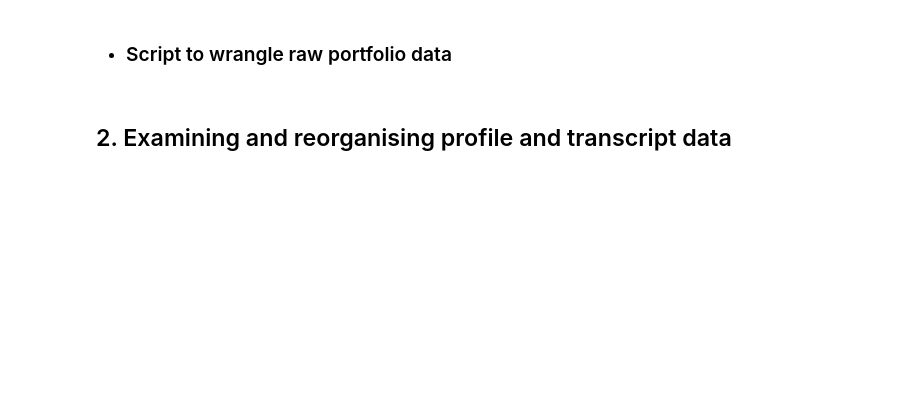
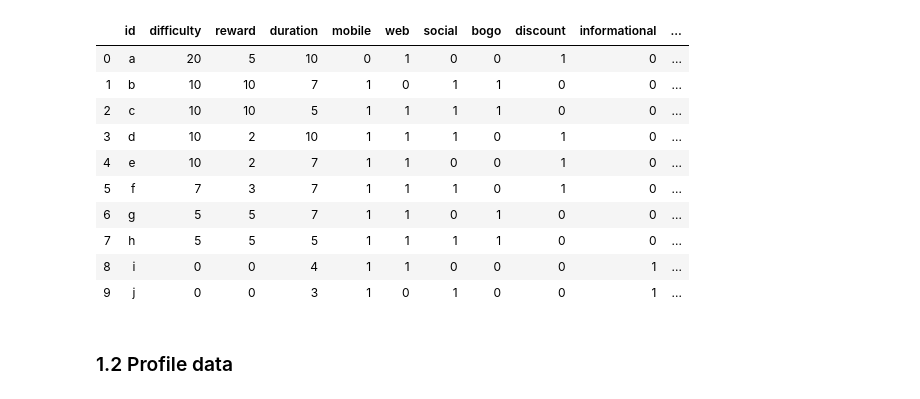
Before and after one commit to GarethEgerton/Starbucks_Udacity, a Jupyter notebook: notebooks/exploratory/1. Data_wrangling.ipynb, the cells around one changed output. Saved outputs shown, nothing was run; the diff lists cells and outputs as text; code cells hidden in the pictures; blank space fills up the shorter version.

```diff
--- a/notebooks/exploratory/1. Data_wrangling.ipynb
+++ b/notebooks/exploratory/1. Data_wrangling.ipynb
@@ -44,15 +121,15 @@ print("channel: '[email, mobile, social, web]'")
 # %%
 # Converting channels into categories, dropping email since this is common to all channels
-portw = portfolio.join(portfolio.channels.str.join('|').str.get_dummies())
-portw.drop(['channels', 'email'], axis=1, inplace=True)
+portfolio = portfolio.join(portfolio.channels.str.join('|').str.get_dummies())
+portfolio.drop(['channels', 'email'], axis=1, inplace=True)
 # %%
 # Changing column order
-portw = portw[['id', 'difficulty', 'reward', 'duration', 'offer_type', 'mobile', 'web', 'social']]
+portfolio = portfolio[['id', 'difficulty', 'reward', 'duration', 'offer_type', 'mobile', 'web', 'social']]
 # %%
 # Get dummies for offer_type and removing original column
-portw = portw.join(pd.get_dummies(portw.offer_type))
-portw.drop(['offer_type'], axis=1, inplace=True)
+portfolio = portfolio.join(pd.get_dummies(portfolio.offer_type))
+portfolio.drop(['offer_type'], axis=1, inplace=True)
 # %%
 # Sorting according to expected effect of offer
-portw.sort_values(['difficulty', 'reward', 'duration'], ascending=False, inplace=True)
-portw
+portfolio.sort_values(['difficulty', 'reward', 'duration'], ascending=False, inplace=True)
+portfolio
@@ -59,7 +148,18 @@ portw
 # %%
 # mapping offer id to simpler format
-id = list(portw['id'])
-portw.id = portw.id.map({a:b for a,b in zip(id, 'abcdefghij')})
-portw.reset_index(drop=True)
+id = list(portfolio['id'])
+portfolio['old_id'] = id
+portfolio.id = portfolio.id.map({a:b for a,b in zip(id, 'abcdefghij')})
+portfolio.reset_index(drop=True)
+# %% [output]
+|  | id | difficulty | reward | duration | mobile | web | social | bogo | discount | informational | ... |
+| 0 | a | 20 | 5 | 10 | 0 | 1 | 0 | 0 | 1 | 0 | ... |
+| 1 | b | 10 | 10 | 7 | 1 | 0 | 1 | 1 | 0 | 0 | ... |
+| 2 | c | 10 | 10 | 5 | 1 | 1 | 1 | 1 | 0 | 0 | ... |
+| 3 | d | 10 | 2 | 10 | 1 | 1 | 1 | 0 | 1 | 0 | ... |
+| 4 | e | 10 | 2 | 7 | 1 | 1 | 0 | 0 | 1 | 0 | ... |
+| 5 | f | 7 | 3 | 7 | 1 | 1 | 1 | 0 | 1 | 0 | ... |
+| 6 | g | 5 | 5 | 7 | 1 | 1 | 0 | 1 | 0 | 0 | ... |
+| 7 | h | 5 | 5 | 5 | 1 | 1 | 1 | 1 | 0 | 0 | ... |
+| 8 | i | 0 | 0 | 4 | 1 | 1 | 0 | 0 | 0 | 1 | ... |
+| 9 | j | 0 | 0 | 3 | 1 | 0 | 1 | 0 | 0 | 1 | ... |
-# %% [markdown]
-* ### Script to wrangle raw portfolio data
@@ -96,4 +166,4 @@ wrangle_portfolio(portfolio, save=True)
-# %% [markdown]
-## 2. Examining and reorganising profile and transcript data
+# %% [markdown]
+### 1.2 Profile data
 # %%
 profile.head()
```
Also changed, not shown: parts of 100 cells of this notebook, 12 other files.
